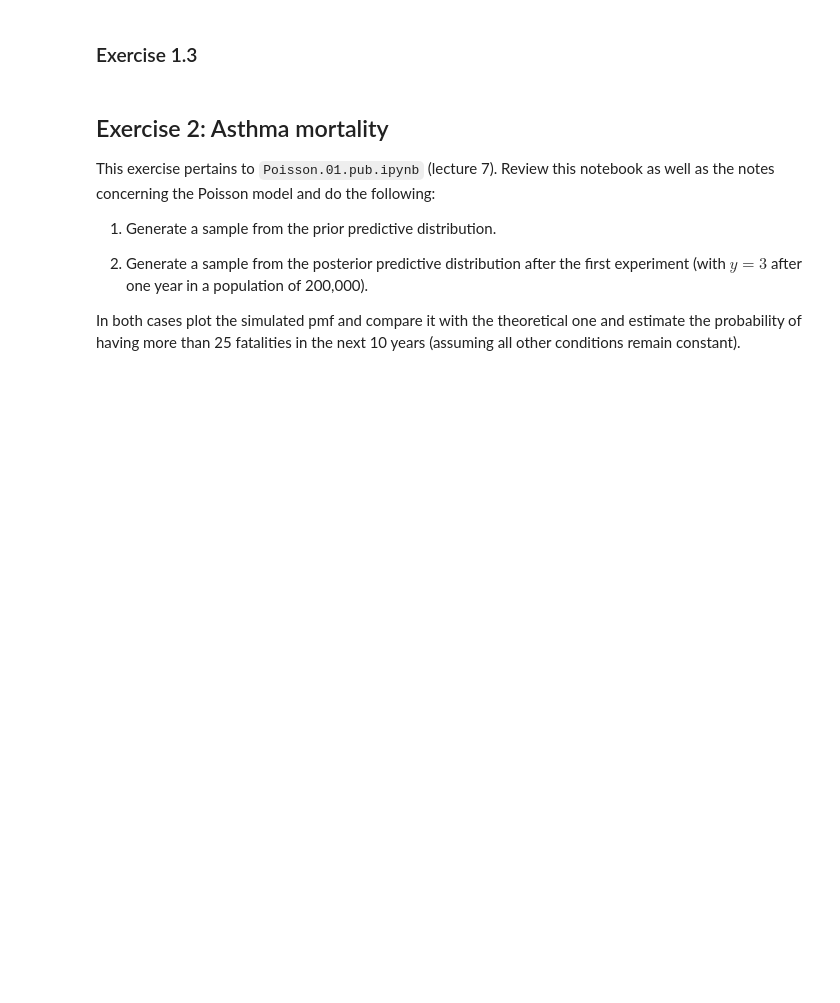
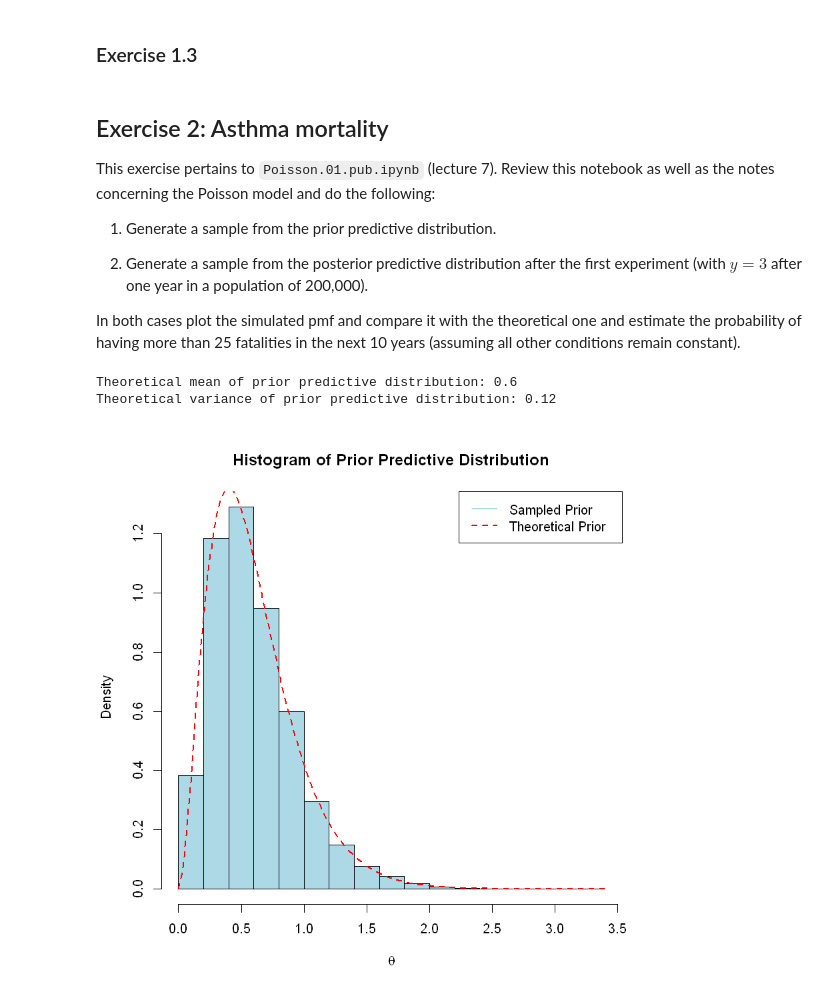
Before and after one commit to DaphneDjiakouri/Bayesian-Statistics, a Jupyter notebook: Assignments/1st_Assignment_Adriana_Madison_Dafni_Arturo.ipynb, the cells around one changed output. Cells and saved outputs as stored; diff of their text form; code cells hidden in the pictures; blank space fills up the shorter version.

```diff
--- a/Assignments/1st_Assignment_Adriana_Madison_Dafni_Arturo.ipynb
+++ b/Assignments/1st_Assignment_Adriana_Madison_Dafni_Arturo.ipynb
@@ -240,16 +209,0 @@ compute_posterior_stats_nonconjugate <- function(t, x, n) {
-# %%
-# Given data
-n <- 980
-x <- 437
-N <- 1000 # number of grid intervals
-t <- seq(0, 1, length = N)
-t <- t[-N]  # remove last point (equal to 1: we want N intervals)
-
-# Compute posterior statistics using the piecewise linear nonconjugate prior
-posterior_stats_nonconjugate <- compute_posterior_stats_nonconjugate(t, x, n)
-
-# Print posterior statistics
-cat("Piecewise Linear Nonconjugate Prior:\n")
-cat("  MAP:", posterior_stats_nonconjugate$mode, "\n")
-cat("  Posterior Expectation:", posterior_stats_nonconjugate$mean, "\n")
-cat("  95% Credible Interval:", posterior_stats_nonconjugate$credible_interval[1], "-", posterior_stats_nonconjugate$credible_interval[2], "\n")
@@ -292,3 +221,36 @@ This exercise pertains to `Poisson.01.pub.ipynb` (lecture 7). Review this notebo
  2. Generate a sample from the posterior predictive distribution after the first experiment (with $y=3$ after one year in a population of 200,000).
 
 In both cases plot the simulated pmf and compare it with the theoretical one and estimate the probability of having more than 25 fatalities in the next 10 years (assuming all other conditions remain constant).
+# %%
+# set the parameters for the prior distribution
+alpha <- 3
+beta <- 5
+N<-10000
+
+# generate a sample from the prior distribution
+prior_sample <- rgamma(N, alpha, beta)
+
+# plot the histogram of the prior sample
+hist(prior_sample, col="lightblue", freq=FALSE,
+     main="Histogram of Prior Predictive Distribution",
+     xlab=expression(theta), ylab="Density")
+
+# plot the theoretical prior predictive distribution
+curve(dgamma(x, shape = alpha, rate = beta),
+      add = TRUE, col = "red", lwd = 2, lty = 2)
+
+# add legend
+legend("topright", legend=c("Sampled Prior", "Theoretical Prior"),
+       col=c("lightblue", "red"), lwd=2, lty=c(1,2))
+
+# calculate theoretical mean and variance
+theoretical_mean <- alpha / beta
+theoretical_variance <- alpha / beta^2
+
+# display theoretical mean and variance
+cat("Theoretical mean of prior predictive distribution:", theoretical_mean, "\n")
+cat("Theoretical variance of prior predictive distribution:", theoretical_variance, "\n")
+# %% [output]
+Theoretical mean of prior predictive distribution: 0.6
+Theoretical variance of prior predictive distribution: 0.12
+[figure, added]
```
Also changed, not shown: parts of 13 cells of this notebook.
